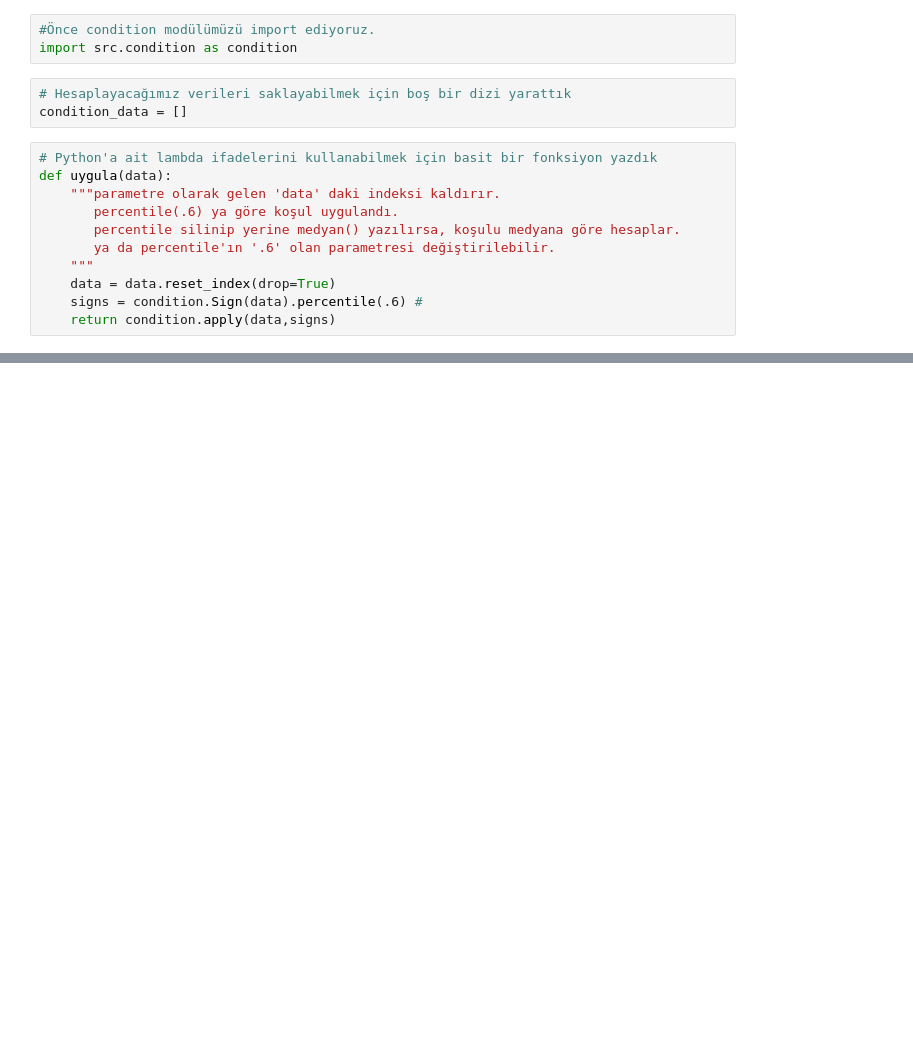
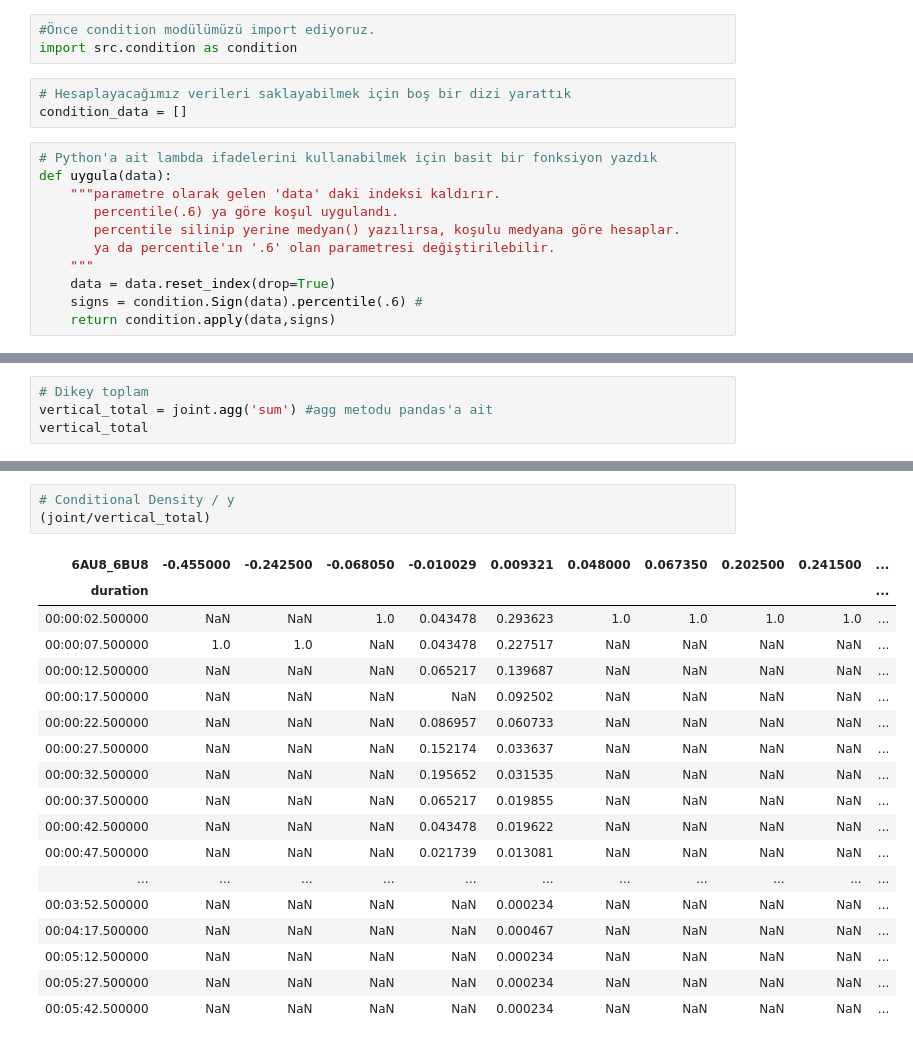
Before and after one commit to birdalugur/cefis2, a Jupyter notebook: main.ipynb, the cells around one changed output, grey strips where cells are left out. Cells and saved outputs as stored; diff of their text form; blank space fills up the shorter version.

```diff
--- a/main.ipynb
+++ b/main.ipynb
@@ -242,0 +386,4 @@ condition_data[0]
+# %%
+# Dikey toplam
+vertical_total = joint.agg('sum') #agg metodu pandas'a ait
+vertical_total
@@ -242,0 +439,22 @@ condition_data[0]
+# %%
+# Conditional Density / y
+(joint/vertical_total)
+# %% [output]
+| 6AU8_6BU8 | -0.455000 | -0.242500 | -0.068050 | -0.010029 | 0.009321 | 0.048000 | 0.067350 | 0.202500 | 0.241500 | ... |
+| duration |  |  |  |  |  |  |  |  |  | ... |
+| 00:00:02.500000 | NaN | NaN | 1.0 | 0.043478 | 0.293623 | 1.0 | 1.0 | 1.0 | 1.0 | ... |
+| 00:00:07.500000 | 1.0 | 1.0 | NaN | 0.043478 | 0.227517 | NaN | NaN | NaN | NaN | ... |
+| 00:00:12.500000 | NaN | NaN | NaN | 0.065217 | 0.139687 | NaN | NaN | NaN | NaN | ... |
+| 00:00:17.500000 | NaN | NaN | NaN | NaN | 0.092502 | NaN | NaN | NaN | NaN | ... |
+| 00:00:22.500000 | NaN | NaN | NaN | 0.086957 | 0.060733 | NaN | NaN | NaN | NaN | ... |
+| 00:00:27.500000 | NaN | NaN | NaN | 0.152174 | 0.033637 | NaN | NaN | NaN | NaN | ... |
+| 00:00:32.500000 | NaN | NaN | NaN | 0.195652 | 0.031535 | NaN | NaN | NaN | NaN | ... |
+| 00:00:37.500000 | NaN | NaN | NaN | 0.065217 | 0.019855 | NaN | NaN | NaN | NaN | ... |
+| 00:00:42.500000 | NaN | NaN | NaN | 0.043478 | 0.019622 | NaN | NaN | NaN | NaN | ... |
+| 00:00:47.500000 | NaN | NaN | NaN | 0.021739 | 0.013081 | NaN | NaN | NaN | NaN | ... |
+| ... | ... | ... | ... | ... | ... | ... | ... | ... | ... | ... |
+| 00:03:52.500000 | NaN | NaN | NaN | NaN | 0.000234 | NaN | NaN | NaN | NaN | ... |
+| 00:04:17.500000 | NaN | NaN | NaN | NaN | 0.000467 | NaN | NaN | NaN | NaN | ... |
+| 00:05:12.500000 | NaN | NaN | NaN | NaN | 0.000234 | NaN | NaN | NaN | NaN | ... |
+| 00:05:27.500000 | NaN | NaN | NaN | NaN | 0.000234 | NaN | NaN | NaN | NaN | ... |
+| 00:05:42.500000 | NaN | NaN | NaN | NaN | 0.000234 | NaN | NaN | NaN | NaN | ... |
```
Also changed, not shown: parts of 44 cells of this notebook, 3 other files.
